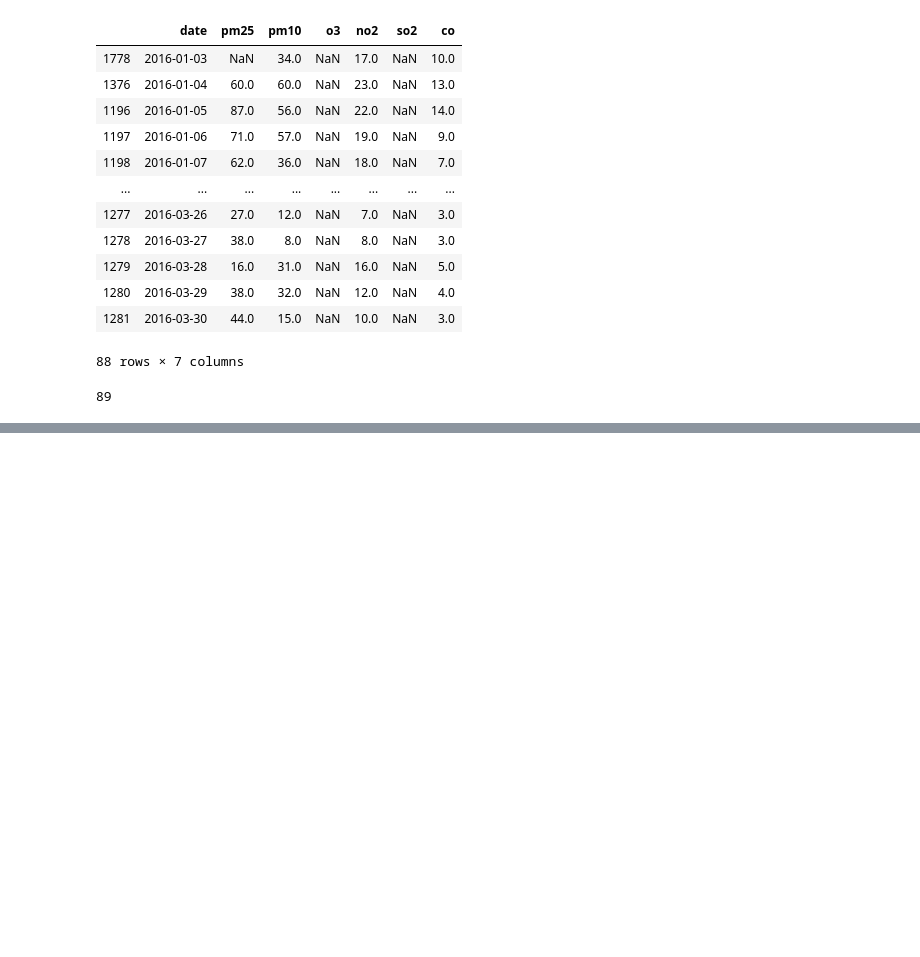
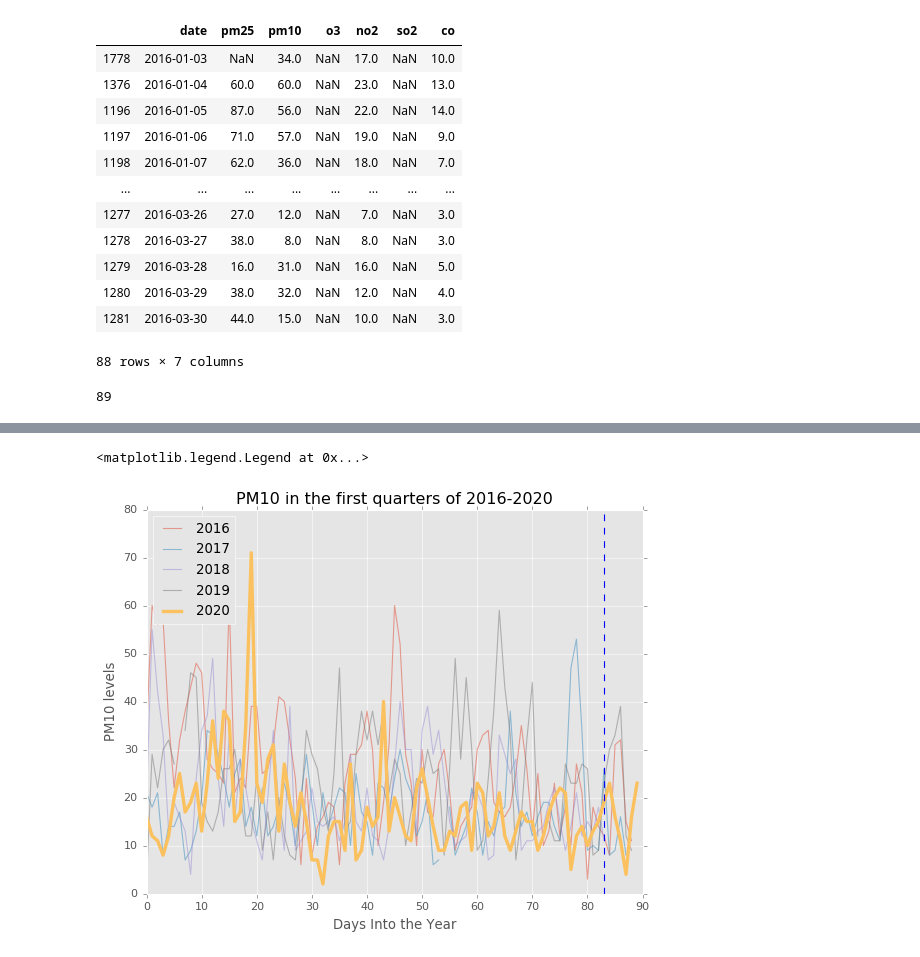
Before and after one commit to taylorjbritt/capstone1, a Jupyter notebook: jupyter/Untitled.ipynb, the cells around one changed output, grey strips where cells are left out. Saved outputs shown, nothing was run; the diff lists cells and outputs as text; code cells hidden in the pictures; blank space fills up the shorter version.

```diff
--- a/jupyter/Untitled.ipynb
+++ b/jupyter/Untitled.ipynb
@@ -236,0 +271,19 @@ print(x)
+# %%
+fig, ax = plt.subplots(figsize=(8,6))
+for year in years:
+    denverq = denver_clean[denver_clean['date'] > datetime.datetime(year, 1, 1)]
+    denverq = denverq[denverq['date'] < datetime.datetime(year, 4, 1)]
+    x = np.arange(0, len(denverq), 1)
+    y = denverq['pm10']
+    if year == 2020:
+        ax.plot(x, y, linewidth = 3, label = str(year))
+    else:
+        ax.plot(x, y, alpha = .5, label = str(year))
+ax.set_title('PM10 in the first quarters of 2016-2020')
+ax.set_ylabel('PM10 levels')
+ax.set_xlabel('Days Into the Year')
+ax.axvline(x = 83, ls='--')
+ax.legend(loc='upper left')
+# %% [output]
+<matplotlib.legend.Legend at 0x...>
+[figure, added]
```
Also changed, not shown: parts of 10 cells of this notebook, 1 other file.
